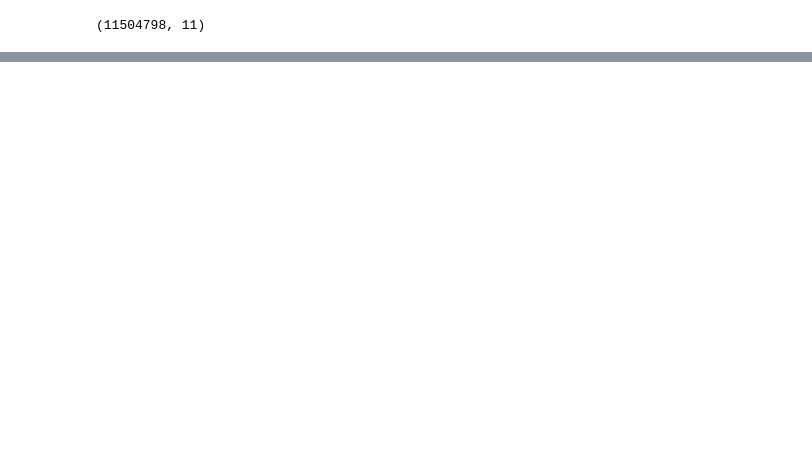
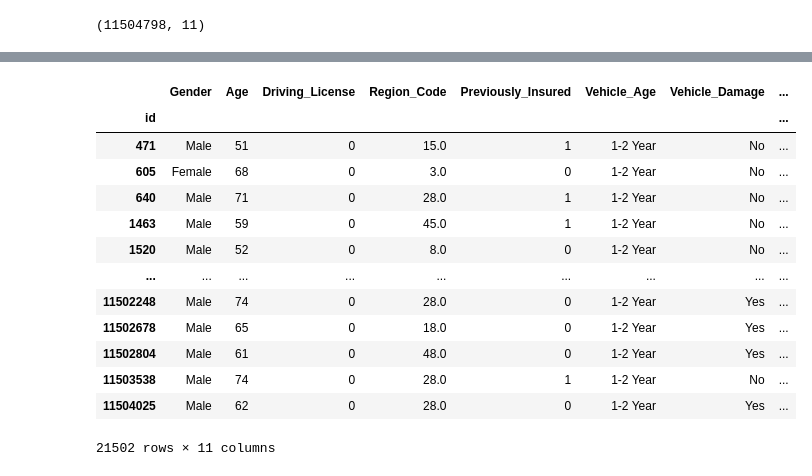
Before and after one commit to khizon/data_analysis, a Jupyter notebook: Insurance/src/exploration.ipynb, the cells around one changed output, grey strips where cells are left out. Saved outputs shown, nothing was run; the diff lists cells and outputs as text; code cells hidden in the pictures; blank space fills up the shorter version.

```diff
--- a/Insurance/src/exploration.ipynb
+++ b/Insurance/src/exploration.ipynb
@@ -133,0 +75,17 @@ plt.show()
+# %%
+train.loc[(train['Driving_License']==0) &  (train['Response'] == 0)]
+# %% [output]
+|  | Gender | Age | Driving_License | Region_Code | Previously_Insured | Vehicle_Age | Vehicle_Damage | ... |
+| id |  |  |  |  |  |  |  | ... |
+| 471 | Male | 51 | 0 | 15.0 | 1 | 1-2 Year | No | ... |
+| 605 | Female | 68 | 0 | 3.0 | 0 | 1-2 Year | No | ... |
+| 640 | Male | 71 | 0 | 28.0 | 1 | 1-2 Year | No | ... |
+| 1463 | Male | 59 | 0 | 45.0 | 1 | 1-2 Year | No | ... |
+| 1520 | Male | 52 | 0 | 8.0 | 0 | 1-2 Year | No | ... |
+| ... | ... | ... | ... | ... | ... | ... | ... | ... |
+| 11502248 | Male | 74 | 0 | 28.0 | 0 | 1-2 Year | Yes | ... |
+| 11502678 | Male | 65 | 0 | 18.0 | 0 | 1-2 Year | Yes | ... |
+| 11502804 | Male | 61 | 0 | 48.0 | 0 | 1-2 Year | Yes | ... |
+| 11503538 | Male | 74 | 0 | 28.0 | 1 | 1-2 Year | No | ... |
+| 11504025 | Male | 62 | 0 | 28.0 | 0 | 1-2 Year | Yes | ... |
+21502 rows × 11 columns
```
Also changed, not shown: parts of 7 cells of this notebook, 1 other file.
